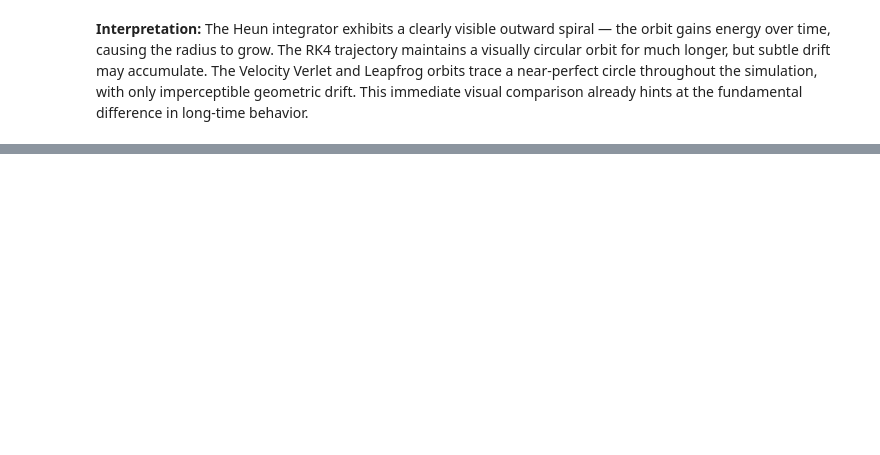
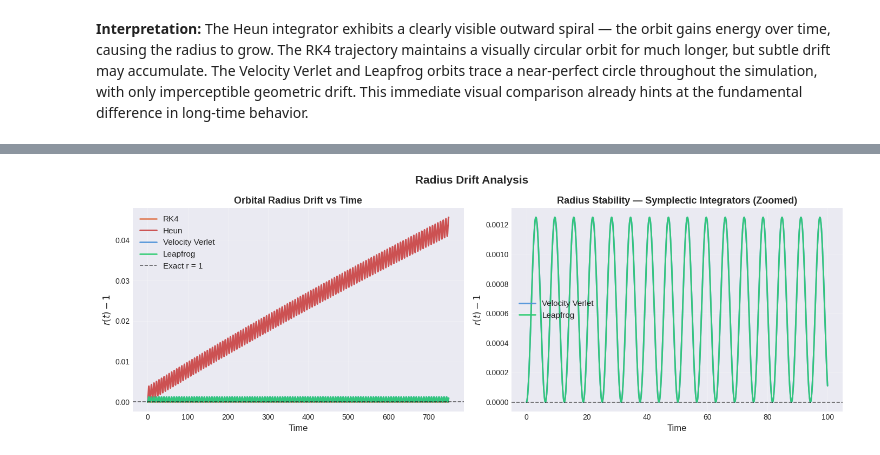
Before and after one commit to swayambel/orbital-integrator-stability, a Jupyter notebook: orbital_integrators.ipynb, the cells around one changed output, grey strips where cells are left out. Cells and saved outputs as stored; diff of their text form; code cells hidden in the pictures; blank space fills up the shorter version.

```diff
--- a/orbital_integrators.ipynb
+++ b/orbital_integrators.ipynb
@@ -271,0 +321,32 @@ plt.show()
+# %%
+fig, axes = plt.subplots(1, 2, figsize=(14, 5))
+
+for name, data in results.items():
+    axes[0].plot(time, data["R"] - 1.0, color=COLORS[name], lw=2, alpha=0.9, label=name)
+
+axes[0].axhline(0, color='black', lw=1.2, ls='--', alpha=0.6, label='Exact r = 1')
+axes[0].set_xlabel('Time', fontsize=12)
+axes[0].set_ylabel(r'$r(t) - 1$', fontsize=12)
+axes[0].set_title('Orbital Radius Drift vs Time', fontsize=13, fontweight='bold')
+axes[0].legend(fontsize=11)
+axes[0].grid(alpha=0.3)
+
+zoom_end = min(2000, steps + 1)
+for name, data in results.items():
+    if name in ["Velocity Verlet", "Leapfrog"]:
+        axes[1].plot(time[:zoom_end], data["R"][:zoom_end] - 1.0,
+                     color=COLORS[name], lw=2, alpha=0.9, label=name)
+
+axes[1].axhline(0, color='black', lw=1.2, ls='--', alpha=0.6)
+axes[1].set_xlabel('Time', fontsize=12)
+axes[1].set_ylabel(r'$r(t) - 1$', fontsize=12)
+axes[1].set_title('Radius Stability — Symplectic Integrators (Zoomed)', fontsize=13, fontweight='bold')
+axes[1].legend(fontsize=11)
+axes[1].grid(alpha=0.3)
+
+plt.suptitle('Radius Drift Analysis', fontsize=15, fontweight='bold')
+plt.tight_layout()
+plt.savefig('radius_drift.png', dpi=150, bbox_inches='tight')
+plt.show()
+# %% [output]
+[figure, added]
```
Also changed, not shown: parts of 19 cells of this notebook.
